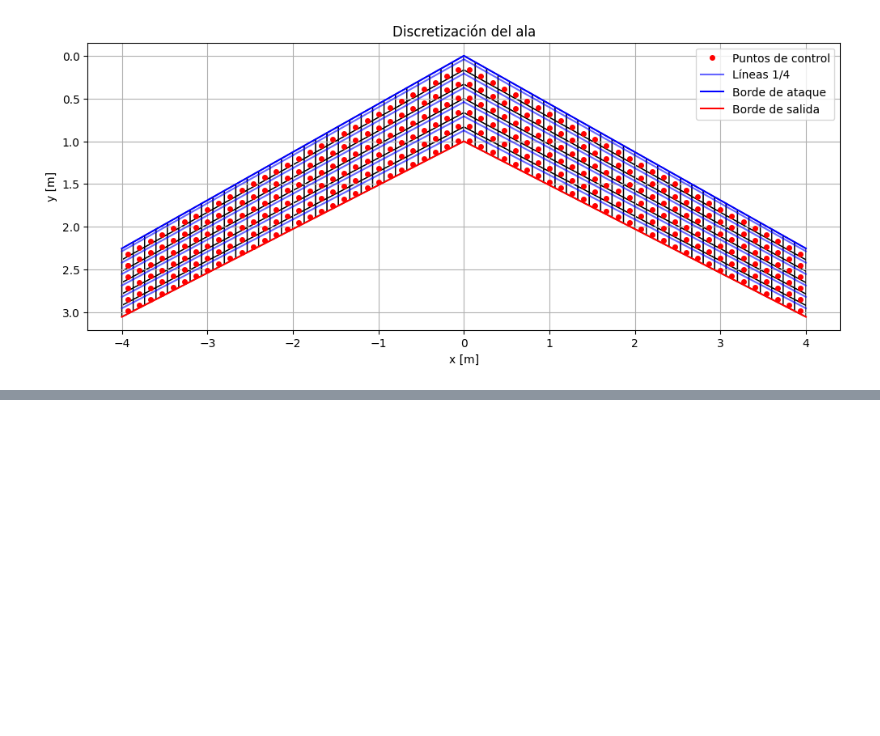
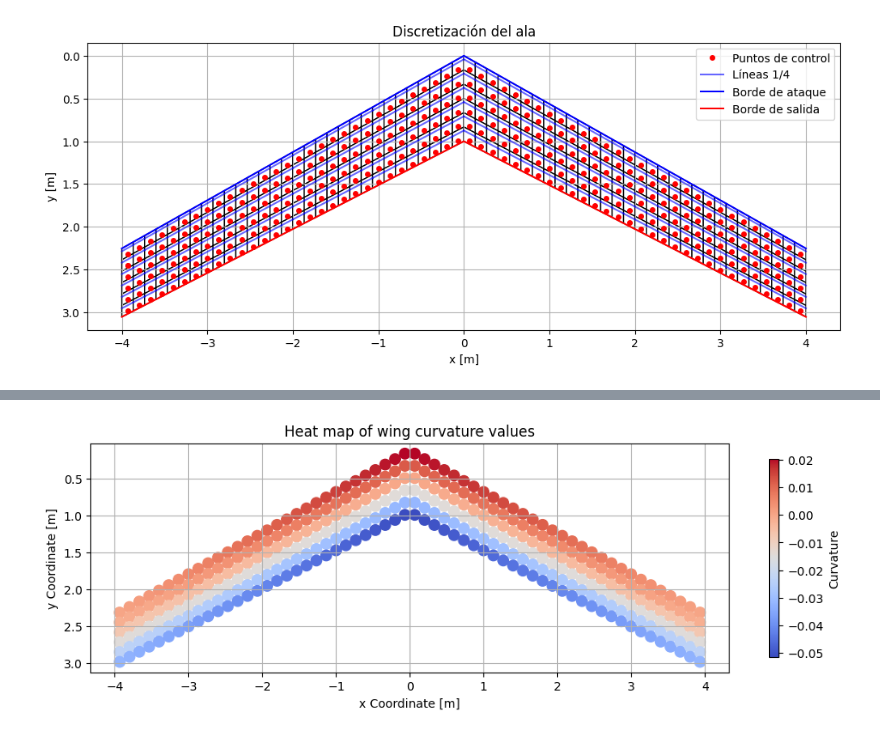
Before and after one commit to JaviLendi/VLMPy, a Jupyter notebook: vlm/VLM_method.ipynb, the cells around one changed output, grey strips where cells are left out. Saved outputs shown, nothing was run; the diff lists cells and outputs as text; code cells hidden in the pictures; blank space fills up the shorter version.

```diff
--- a/vlm/VLM_method.ipynb
+++ b/vlm/VLM_method.ipynb
@@ -60,3 +56,7 @@ plot_wing_heatmap(panel_data, dz_c, title="Mapa de calor de los valores de la cu
+# %%
+plot_wing_heatmap(panel_data, dz_c, title="Heat map of wing curvature values", legend="Curvature")
+# %% [output]
+[figure, added]
 # %%
 # Dibujar la distribución de sustentación en el ala en los puntos de control
 plot_wing_lift(panel_data, lift_sum)
```
Also changed, not shown: parts of 6 cells of this notebook, 1 other file.
